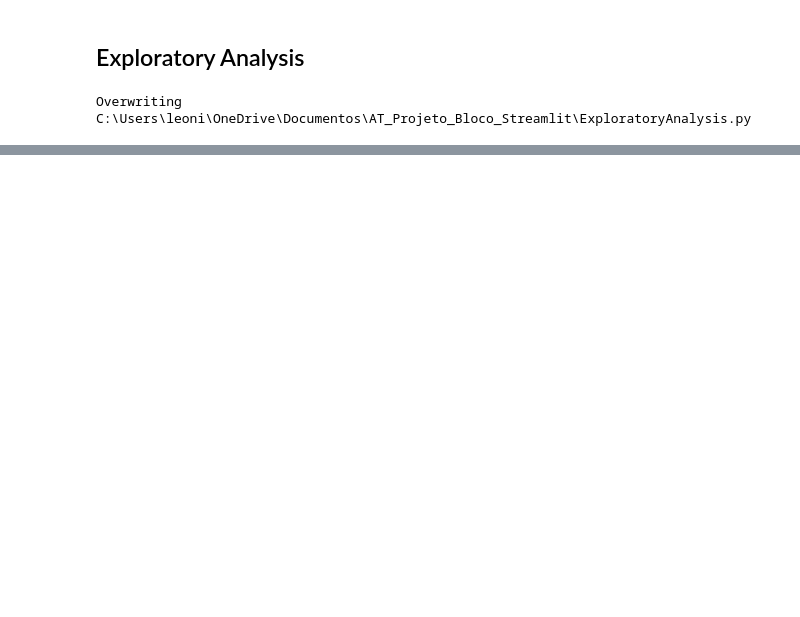
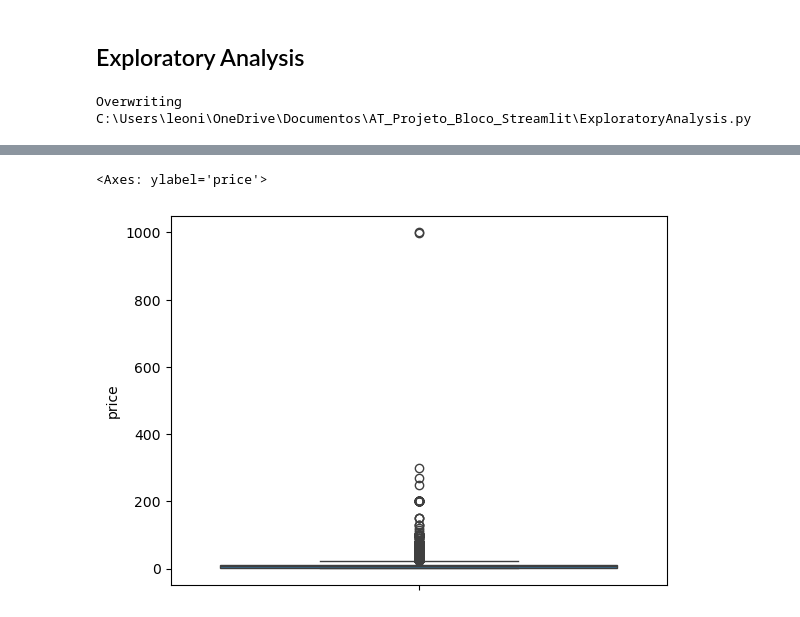
Before and after one commit to Leonidas-Vitor/AT_Projeto_Bloco_Steam, a Jupyter notebook: Jupyters/ExploratoryAnalysis.ipynb, the cells around one changed output, grey strips where cells are left out. Saved outputs shown, nothing was run; the diff lists cells and outputs as text; code cells hidden in the pictures; blank space fills up the shorter version.

```diff
--- a/Jupyters/ExploratoryAnalysis.ipynb
+++ b/Jupyters/ExploratoryAnalysis.ipynb
@@ -48,0 +151,5 @@ Overwriting C:\Users\leoni\OneDrive\Documentos\AT_Projeto_Bloco_Streamlit\Explor
+# %%
+sb.boxplot(df_steam['price'])
+# %% [output]
+<Axes: ylabel='price'>
+[figure, added]
```
Also changed, not shown: parts of 17 cells of this notebook, 5 other files.
